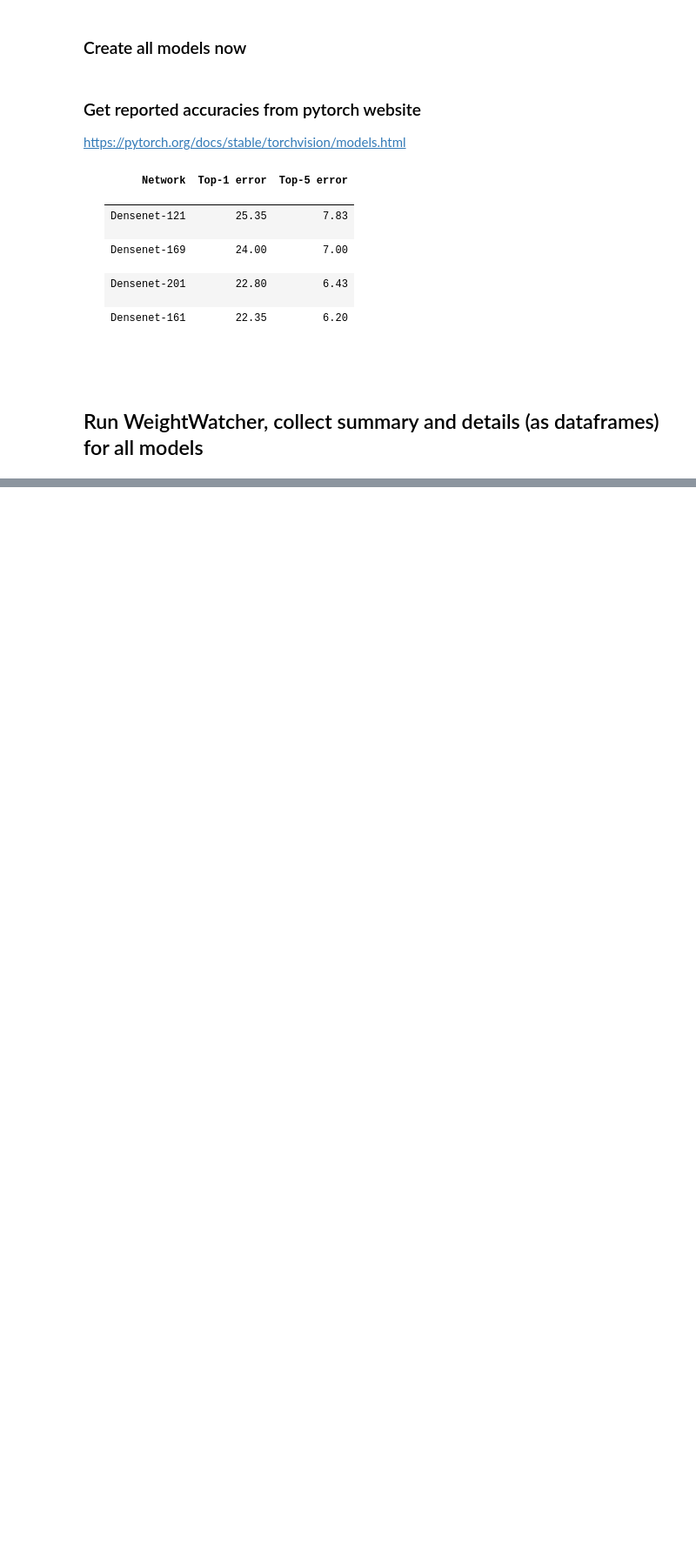
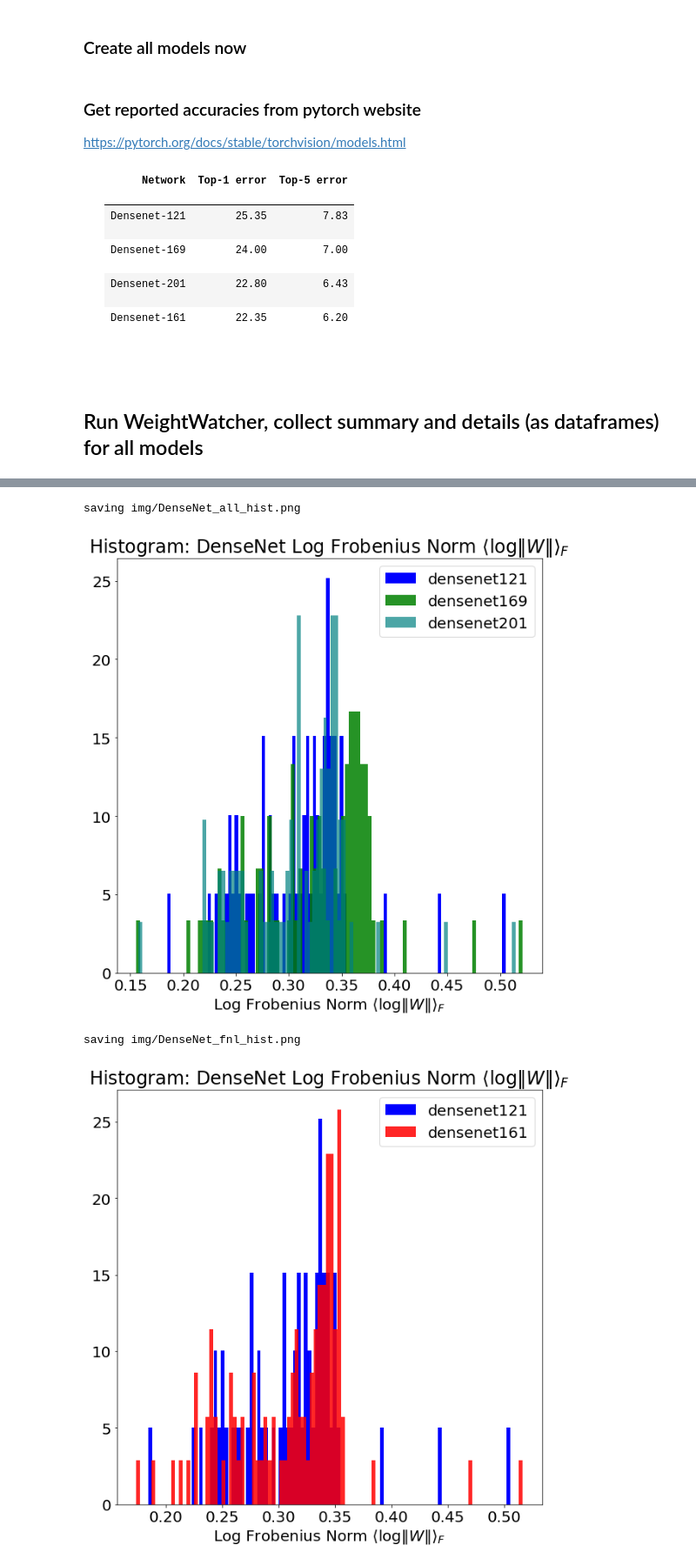
Before and after one commit to CalculatedContent/ww-trends-2020, a Jupyter notebook: WeightWatcher-DenseNet.ipynb, the cells around one changed output, grey strips where cells are left out. Shown at 87% size. Drawn from its saved outputs; the diff is of its cells as text; code cells hidden in the pictures; blank space fills up the shorter version.

```diff
--- a/WeightWatcher-DenseNet.ipynb
+++ b/WeightWatcher-DenseNet.ipynb
@@ -407,0 +174,9 @@ plot_metrics_depth(metric, xlabel, title, valid_ids = first_n_last_ids)
+# %%
+MP.plot_all_metric_histograms( \
+    series_name, all_names, colors, all_summaries, all_details, \
+    top1_errors, first_n_last_ids)
+# %% [output]
+saving img/DenseNet_all_hist.png
+[figure, added]
+saving img/DenseNet_fnl_hist.png
+[figure, added]
```
Also changed, not shown: parts of 18 cells of this notebook, 14 other files.
